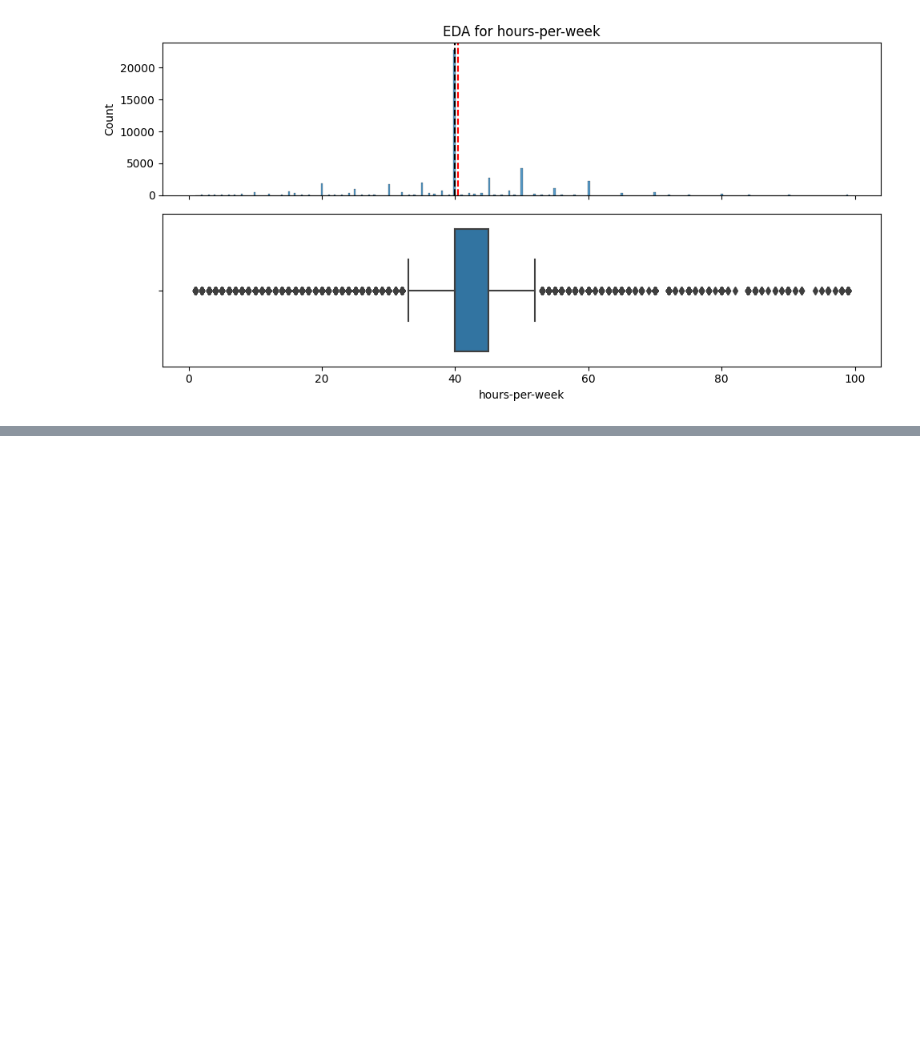
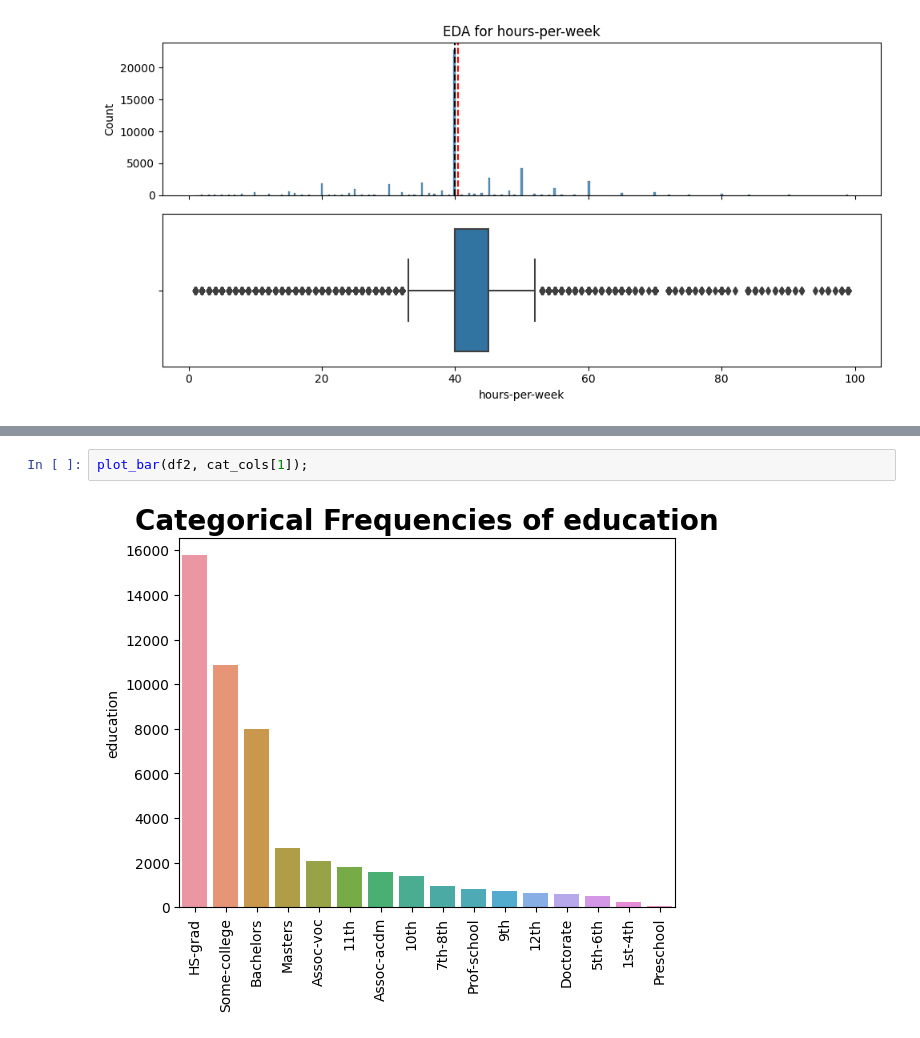
Before and after one commit to GyaviWalls/extra_datasets, a Jupyter notebook: Project_2.ipynb, the cells around one changed output, grey strips where cells are left out. Saved outputs shown, nothing was run; the diff lists cells and outputs as text; blank space fills up the shorter version.

```diff
--- a/Project_2.ipynb
+++ b/Project_2.ipynb
@@ -331,0 +335,4 @@ IndexError: ignored
+# %%
+plot_bar(df2, cat_cols[1]);
+# %% [output]
+[figure, added]
```
Also changed, not shown: parts of 11 cells of this notebook.
